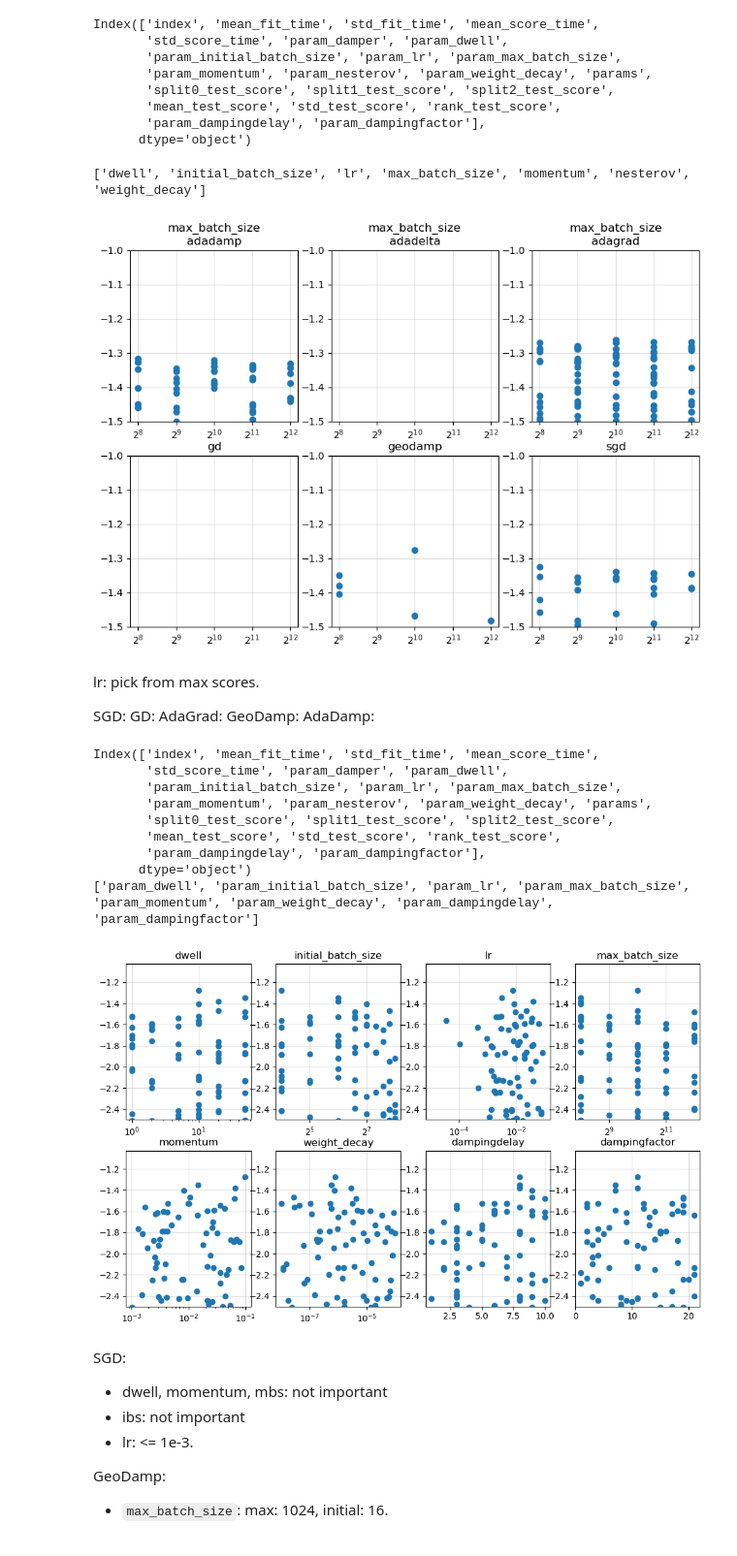
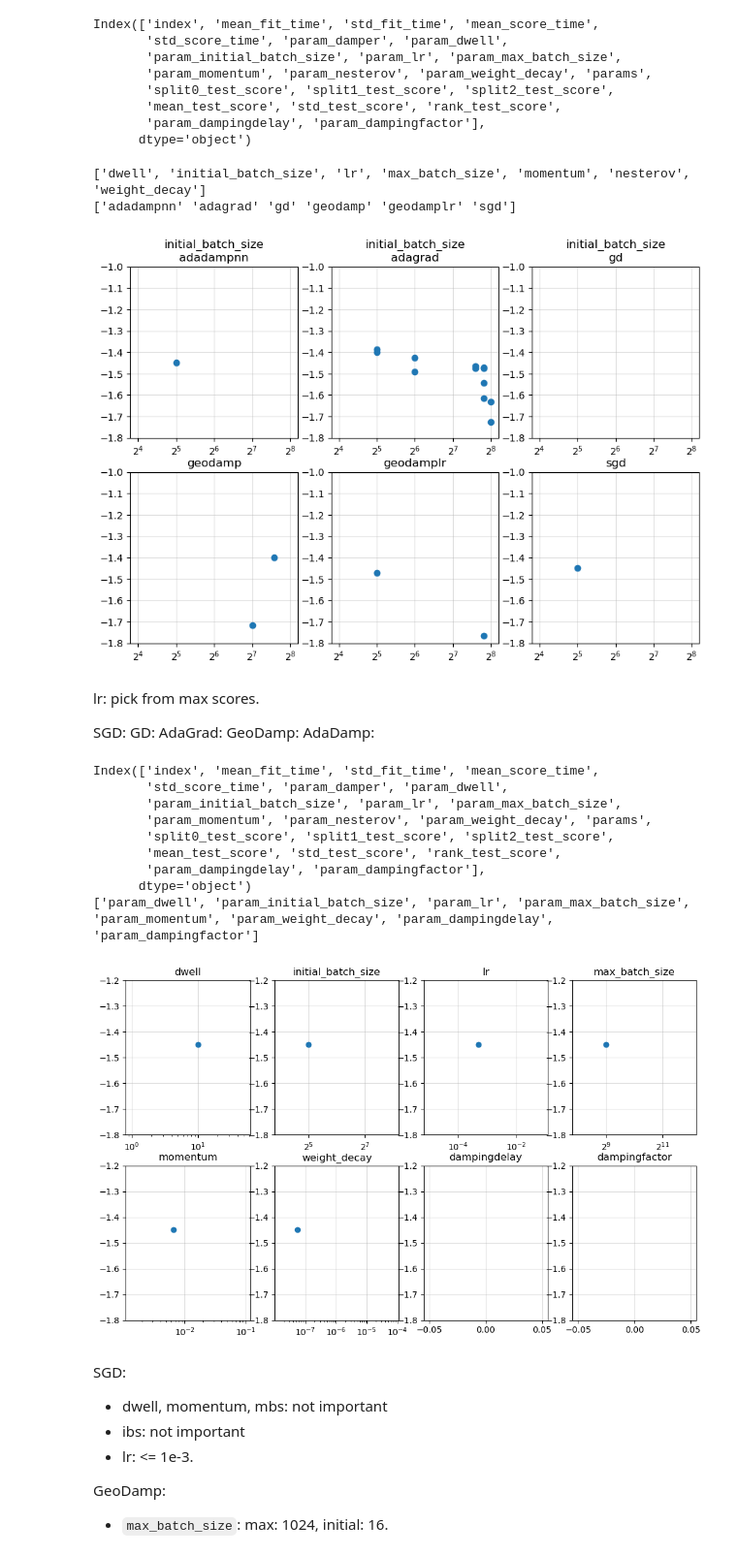
Before and after one commit to stsievert/adadamp-experiments, a Jupyter notebook: exp-finetune/viz-single.ipynb, the cells around one changed output. Shown: that part at 97% size. Cells and saved outputs as stored; diff of their text form; code cells hidden in the pictures.

Commit message:
trial with adadampnn

```diff
--- a/exp-finetune/viz-single.ipynb
+++ b/exp-finetune/viz-single.ipynb
@@ -46,7 +52,8 @@ def get_damper(damper: str) -> pd.DataFrame:
     df = df.sort_values(by="mean_test_score", ascending=False)
     return df
 
-dfs = [get_damper(d) for d in ["sgd", "adadamp", "gd", "adagrad", "geodamp", "adadelta"]]
+DAMPERS = ["sgd", "gd", "adagrad", "geodamp", "adadampnn", "geodamplr"]
+dfs = [get_damper(d) for d in DAMPERS]
 df = pd.concat(dfs).reset_index()
 
 print(df.columns)
@@ -58,8 +65,8 @@ assert len(_params) == len(__params)
 from pprint import pprint
 _params2 = {p["damper"]: p for p in _params}
 params = pd.DataFrame(_params)
-with open("tuned-params-2025-01-02.json", "w") as f:
-    json.dump(_params2, f)
+# with open("tuned-params-2025-01-02.json", "w") as f:
+#     json.dump(_params2, f)
 params
 # %% [output]
 Index(['index', 'mean_fit_time', 'std_fit_time', 'mean_score_time',
@@ -80,0 +88,29 @@ Index(['index', 'mean_fit_time', 'std_fit_time', 'mean_score_time',
+# %%
+import pandas as pd
+
+def get_searches(damper: str) -> pd.DataFrame:
+    with open(OUT / f"search-{damper}.pkl", "rb") as f:
+        search = pickle.load(f)
+    return search.best_estimator_
+
+ests = [get_searches(d) for d in DAMPERS]
+
+w = 3
+fig, axs = plt.subplots(ncols=3, nrows=2, figsize=(3 * w, 2 * w))
+for name, est in zip(DAMPERS, ests):
+    _df = pd.DataFrame(est.data_)
+    _df["num_examples"] /= 10e3
+    _df.plot(x="num_examples", y="train_loss", ax=axs[0][0], label=name)
+    kwargs = dict(label=None)
+    _df.plot(x="model_updates", y="train_loss", ax=axs[0][1], **kwargs)
+    _df.plot(x="model_updates", y="batch_size_", ax=axs[0][2], **kwargs)
+    _df.plot(x="num_examples", y="test_loss", ax=axs[1][0], **kwargs)
+    _df.plot(x="model_updates", y="test_loss", ax=axs[1][1], **kwargs)
+    _df.plot(x="model_updates", y="batch_size_", ax=axs[1][2], label=name)
+
+axs[0][2].set_yscale("log", base=2)
+axs[1][2].legend(loc=(1.05, 0))
+
+for ax in axs.flatten()[:-1]:
+    ax.legend_.remove()
+    ax.grid(alpha=0.4)
@@ -123,6 +160,8 @@ param_names = [c for c in params.columns if "damper" not in c and "damping" not
 dampers = params.damper.unique()
 print(param_names)
 param = "max_batch_size"
+param = "initial_batch_size"
+print(dampers)
 for k, (damper, ax) in enumerate(zip(dampers, axs.flatten())):
     s = df[df[f"param_damper"] == damper].copy()
     if "momentum" in param:
@@ -139,13 +178,14 @@ for k, (damper, ax) in enumerate(zip(dampers, axs.flatten())):
         ax.set_title(f"{param}\n{damper}")
     else:
         ax.set_title(damper)
-    ax.set_ylim(-1.5, -1.0)
+    ax.set_ylim(-1.8, -1.0)
     ax.grid(alpha=0.4)
 
     # ax.plot(
 # %% [output]
 ['dwell', 'initial_batch_size', 'lr', 'max_batch_size', 'momentum', 'nesterov', 'weight_decay']
+['adadampnn' 'adagrad' 'gd' 'geodamp' 'geodamplr' 'sgd']
-[figure, old version]
+[figure, new version]
 # %% [markdown]
 lr: pick from max scores.
 
@@ -156,38 +196,39 @@ GeoDamp:
 AdaDamp:
 # %%
 
-show = df[df.param_damper == "geodamp"].copy()
+show = df[df.param_damper == "adadampnn"].copy()
 show["param_momentum"] = 1 - show["param_momentum"]
 print(show.columns)
 
 params = [c for c in show.columns if "param_" in c and ("damper" not in c and "nesterov" not in c)]
 print(params)
 import matplotlib.pyplot as plt
 w = 3
 fig, axs = plt.subplots(nrows=2, ncols=4, figsize=(4 * w, 2.4 * w))
 for ax, param in zip(axs.flatten(), params):
     ax = show.plot(x=param, y="mean_test_score", ax=ax, style="o")
     ax.legend_.remove()
     ax.set_title(param.replace("param_", ""))
     ax.set_ylim(-2.5, None)
     ax.set_xlabel("")
     name = param.replace("param_", "")
     if name in ["dwell", "lr", "weight_decay", "momentum"]:
         ax.set_xscale("log", base=10)
     if "batch_size" in name:
         ax.set_xscale("log", base=2)
     ax.grid(alpha=0.4)
+    ax.set_ylim(-1.8, -1.2)
 # %% [output]
 Index(['index', 'mean_fit_time', 'std_fit_time', 'mean_score_time',
        'std_score_time', 'param_damper', 'param_dwell',
        'param_initial_batch_size', 'param_lr', 'param_max_batch_size',
        'param_momentum', 'param_nesterov', 'param_weight_decay', 'params',
        'split0_test_score', 'split1_test_score', 'split2_test_score',
        'mean_test_score', 'std_test_score', 'rank_test_score',
        'param_dampingdelay', 'param_dampingfactor'],
       dtype='object')
 ['param_dwell', 'param_initial_batch_size', 'param_lr', 'param_max_batch_size', 'param_momentum', 'param_weight_decay', 'param_dampingdelay', 'param_dampingfactor']
-[figure, old version]
+[figure, new version]
 # %% [markdown]
 SGD:
 
```
Also changed, not shown: parts of 5 cells of this notebook, 2 other files.
